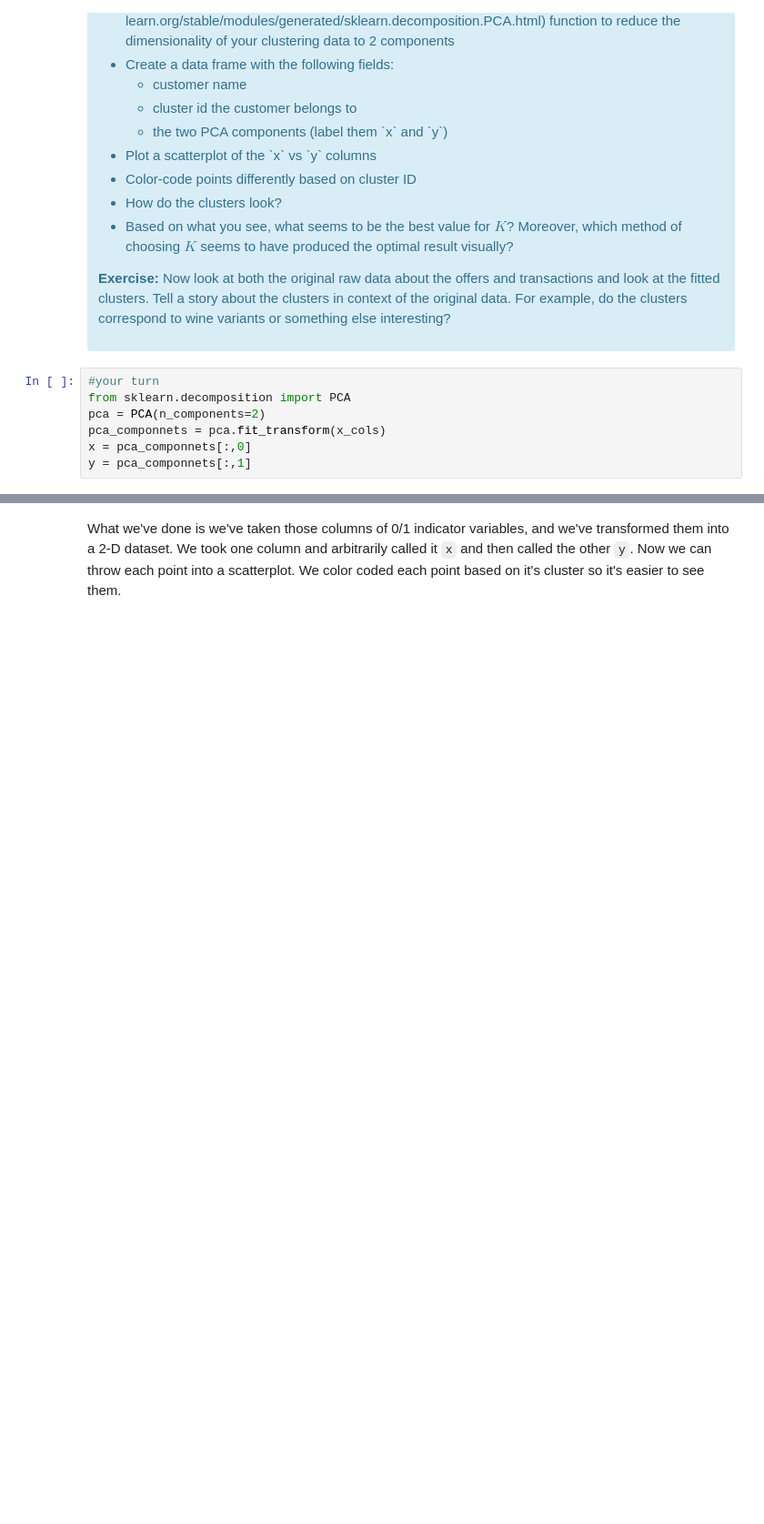
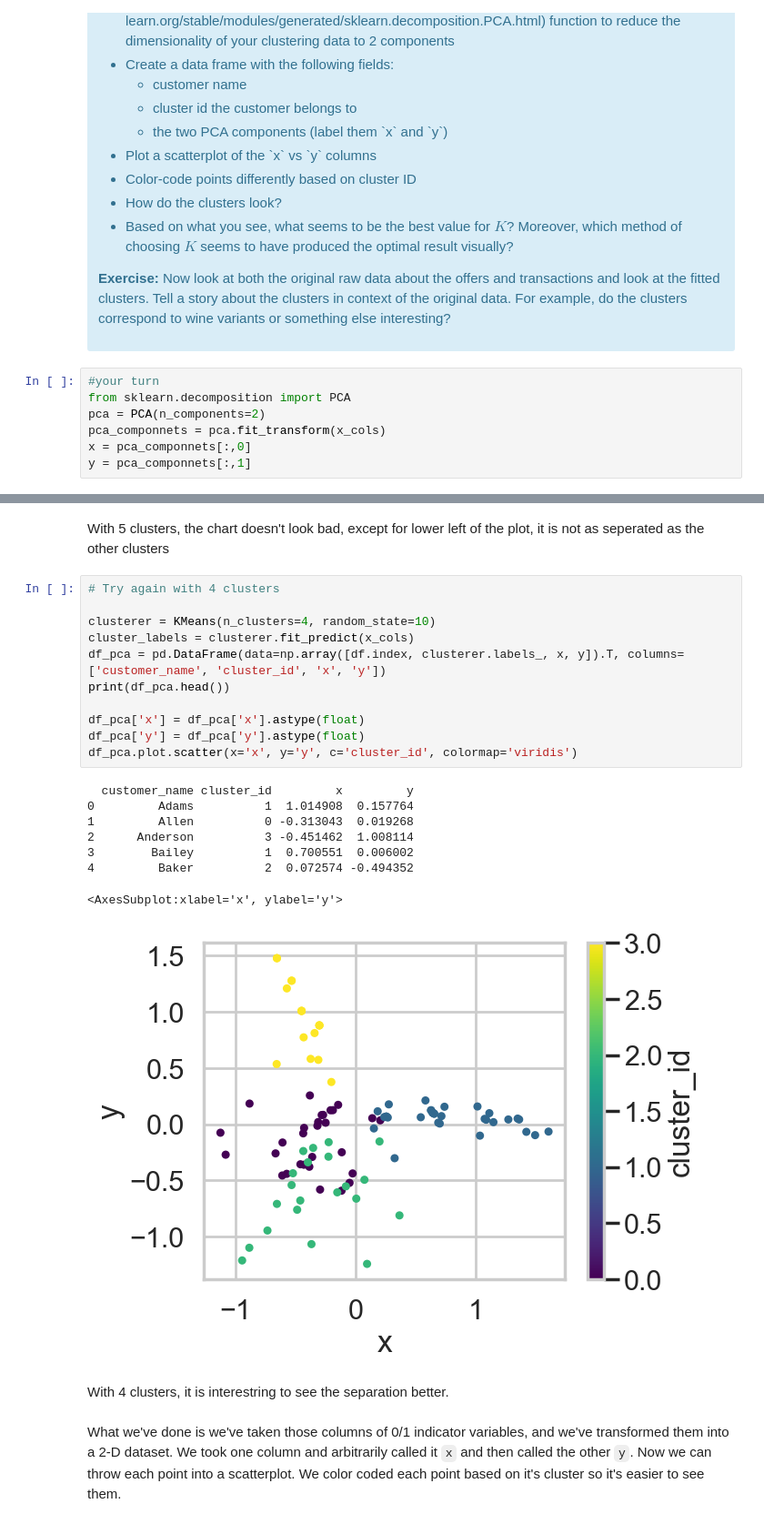
Before and after one commit to kwcode2016/mec-16.2.6-clustering-mini-project, a Jupyter notebook: Mini_Project_Clustering.ipynb, the cells around one changed output, grey strips where cells are left out. Shown at 91% size. Saved outputs shown, nothing was run; the diff lists cells and outputs as text; blank space fills up the shorter version.

```diff
--- a/Mini_Project_Clustering.ipynb
+++ b/Mini_Project_Clustering.ipynb
@@ -405,3 +411,27 @@ print(df_pca.head())
+# %% [markdown]
+With 5 clusters, the chart doesn't look bad, except for lower left of the plot, it is not as seperated as the other clusters
+# %%
+# Try again with 4 clusters
+
+clusterer = KMeans(n_clusters=4, random_state=10)
+cluster_labels = clusterer.fit_predict(x_cols)
+df_pca = pd.DataFrame(data=np.array([df.index, clusterer.labels_, x, y]).T, columns=['customer_name', 'cluster_id', 'x', 'y'])
+print(df_pca.head())
+
+df_pca['x'] = df_pca['x'].astype(float)
+df_pca['y'] = df_pca['y'].astype(float)
+df_pca.plot.scatter(x='x', y='y', c='cluster_id', colormap='viridis')
+# %% [output]
+  customer_name cluster_id         x         y
+0         Adams          1  1.014908  0.157764
+1         Allen          0 -0.313043  0.019268
+2      Anderson          3 -0.451462  1.008114
+3        Bailey          1  0.700551  0.006002
+4         Baker          2  0.072574 -0.494352
+<AxesSubplot:xlabel='x', ylabel='y'>
+[figure, added]
+# %% [markdown]
+With 4 clusters, it is interestring to see the separation better.
 # %% [markdown]
 What we've done is we've taken those columns of 0/1 indicator variables, and we've transformed them into a 2-D dataset. We took one column and arbitrarily called it `x` and then called the other `y`. Now we can throw each point into a scatterplot. We color coded each point based on it's cluster so it's easier to see them.
 # %% [markdown]
```
Also changed, not shown: parts of 6 cells of this notebook.
